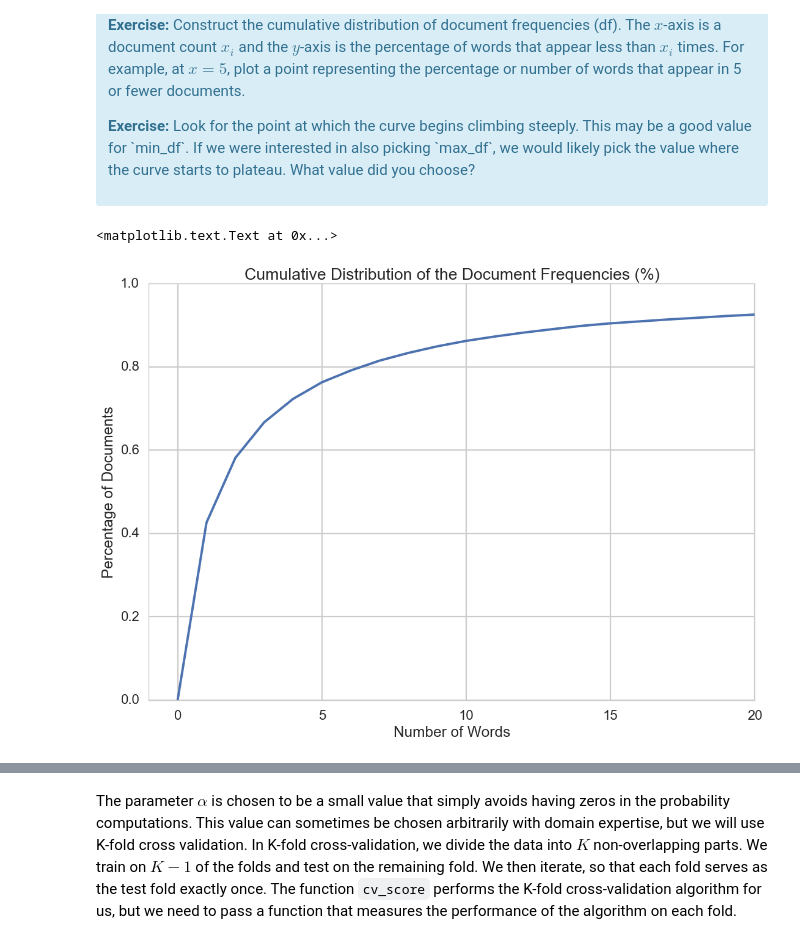
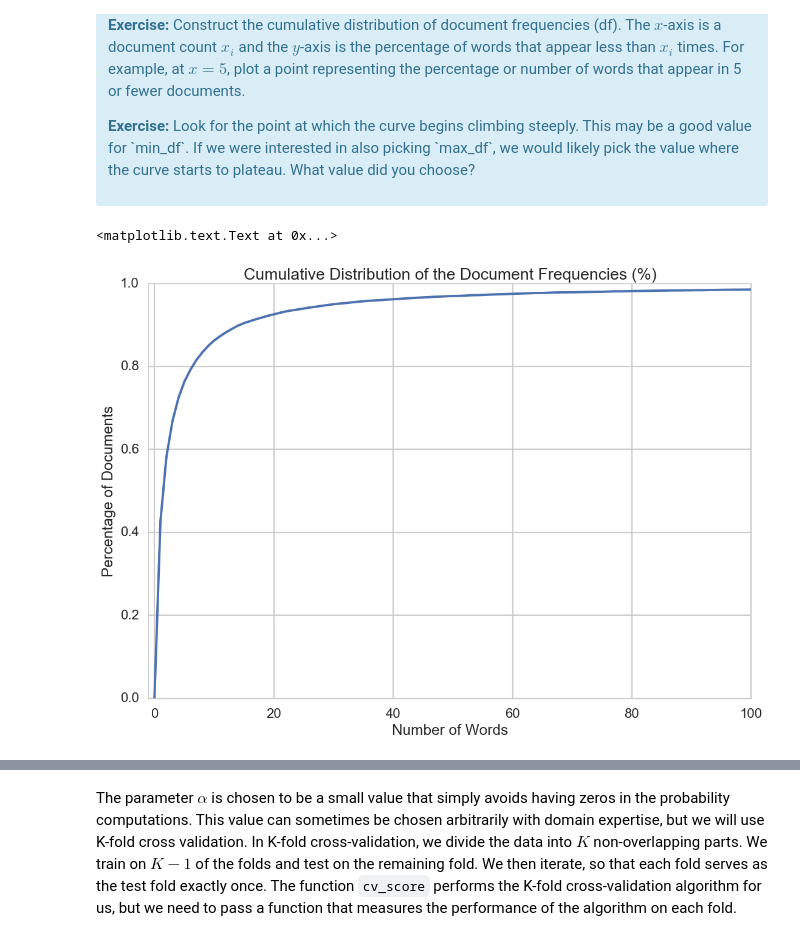
Before and after one commit to sgiorgetta/MachineLearningExercises, a Jupyter notebook: Mini_Project_Naive_Bayes.ipynb, the cells around one changed output, grey strips where cells are left out. Saved outputs shown, nothing was run; the diff lists cells and outputs as text; code cells hidden in the pictures.

Commit message:
Add files via upload
Added a more detailed plot for Cumulative Distribution of Document Frequencies.

```diff
--- a/Mini_Project_Naive_Bayes.ipynb
+++ b/Mini_Project_Naive_Bayes.ipynb
@@ -316,12 +316,12 @@ for i in range(len(xdf) - 1):
 # %%
 # plot the percentages versus i
 plt.plot(xdf.index, xdf.percentage)
 # blow up the plot around the curve
-plt.xlim(xmin = -1,xmax = 20)
+plt.xlim(xmin = -1,xmax = 100)
 # add labels
 plt.title('Cumulative Distribution of the Document Frequencies (%)')
 plt.ylabel('Percentage of Documents')
 plt.xlabel('Number of Words')
 # %% [output]
 <matplotlib.text.Text at 0x...>
-[figure, old version]
+[figure, new version]
```
Also changed, not shown: parts of 24 cells of this notebook.
